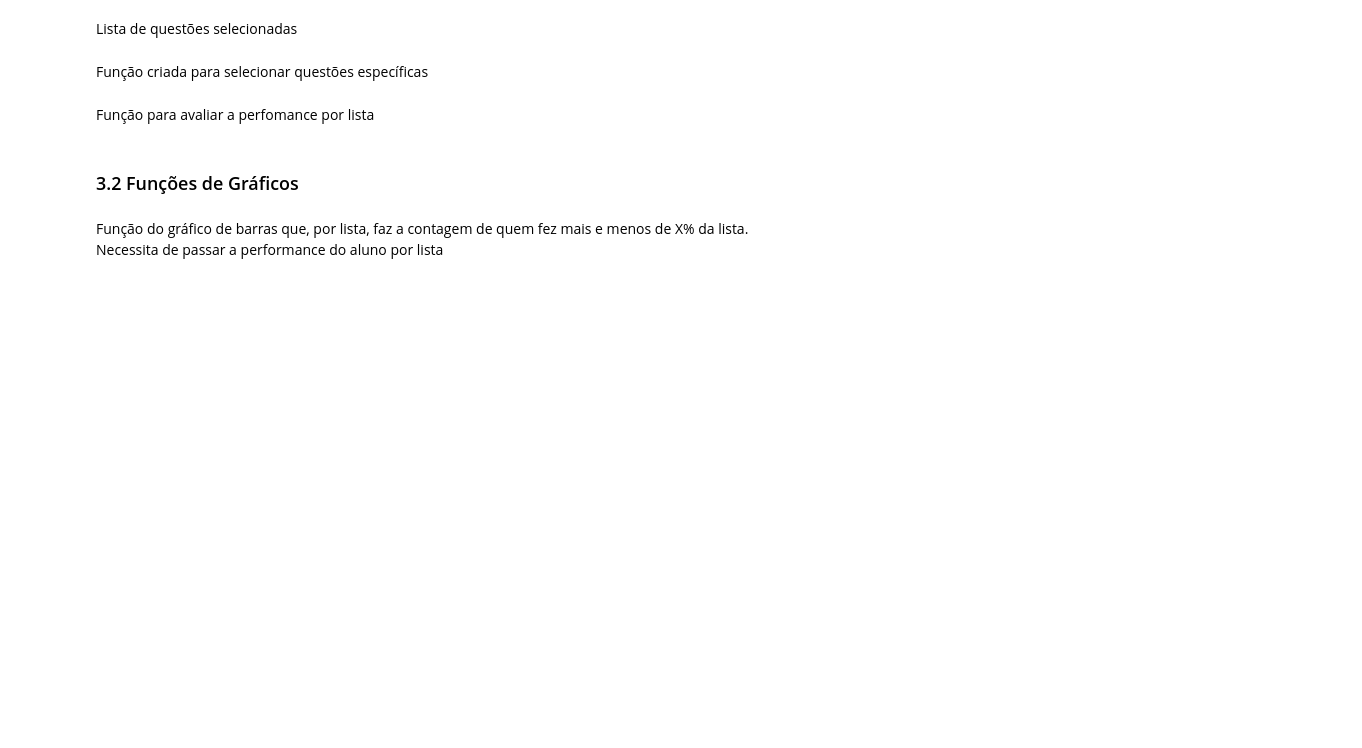
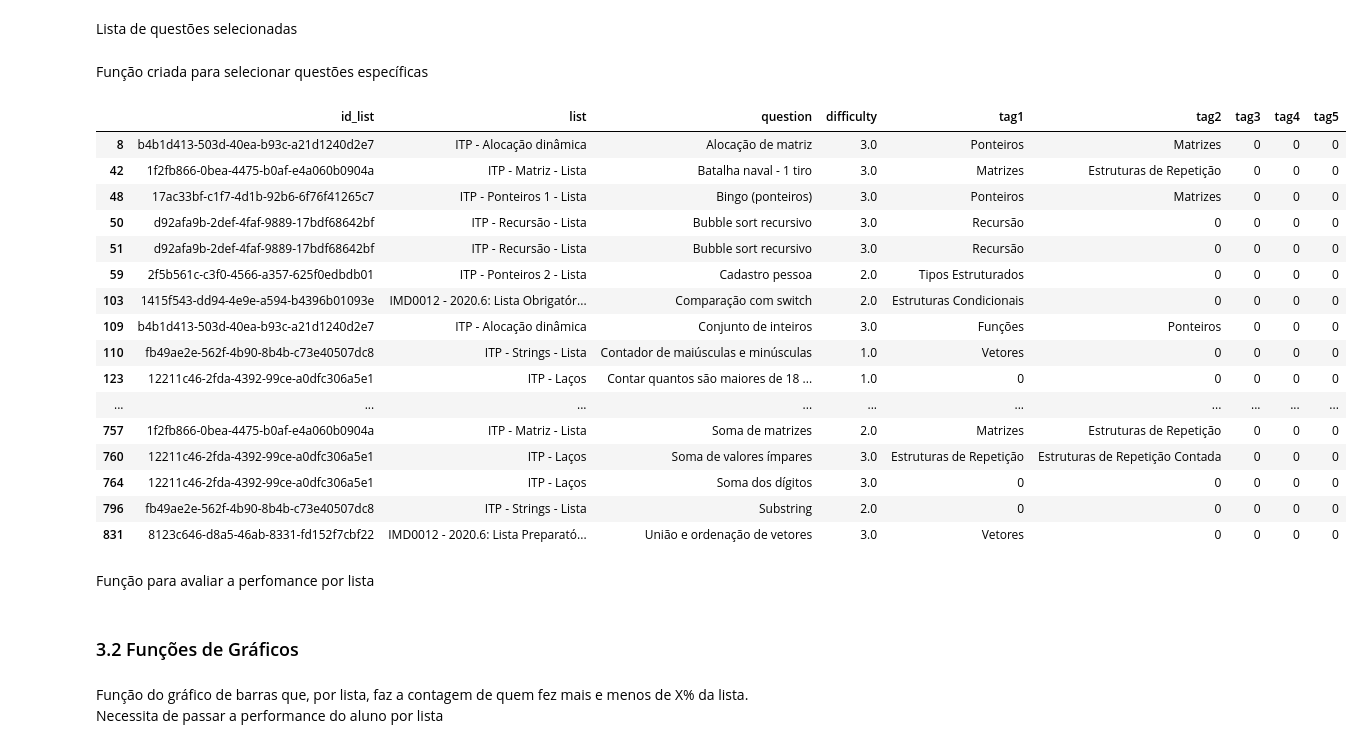
Before and after one commit to vilsonrodrigues/Projeto_Orientacao_Academica_LoP, a Jupyter notebook: Projeto_Orientacao_Academica_LoP.ipynb, the cells around one changed output. Cells and saved outputs as stored; diff of their text form; code cells hidden in the pictures; blank space fills up the shorter version.

```diff
--- a/Projeto_Orientacao_Academica_LoP.ipynb
+++ b/Projeto_Orientacao_Academica_LoP.ipynb
@@ -275,0 +264,5 @@ class lop(pandas,numpy,json,urllib3):
+# %%
+http = urllib3.PoolManager()
+req = http.request('POST',url6,
+                    body=json.dumps(data),
+    headers={'Content-Type': 'application/json'})
@@ -407,0 +453,8 @@ def question_data(df_question = pd.DataFrame()):
+# %%
+def lop_lists(turma):#Turma como dataframe
+  url_lists = endpoint_lists + data.iloc[0,0] + '/list/all?key=' + key
+  df_lop_lists = lop_consult(url_lists)
+  df_lop_lists.rename(columns = {'id':'id_list','title':'list'}, inplace = True)
+  return df_lop_lists
+# %%
+df_lop_lists = lop_lists(data)
@@ -446,18 +505,39 @@ provas_escolhidas = ['Prova LoP - Turma 05 - 2020.6']
 # %% [markdown]
 Função criada para selecionar questões específicas
 # %%
-def select_questions(df_question_data,listas_escolhidas,provas_escolhidas):
+def select_questions(df_question_data,df_lop_lists):
   #Selecionando onde List não é NaN
   df_prov1 = df_question_data.dropna(subset=['list'])#.fillna(0)
   #Selecionando onde Test não é NaN
-  df_prov2 = df_question_data.dropna(subset=['test'])#.fillna(0)
+  #df_prov2 = df_question_data.dropna(subset=['test'])#.fillna(0)
   #Concatenação para permitir um loc que busque em todas as instancias
-  pat1 = '|'.join(['({})'.format(re.escape(c)) for c in listas_escolhidas])
-  pat2 = '|'.join(['({})'.format(re.escape(c)) for c in provas_escolhidas])
+  pat1 = '|'.join(['({})'.format(re.escape(c)) for c in list(df_lop_lists['id_list'])])
+  #pat2 = '|'.join(['({})'.format(re.escape(c)) for c in provas_escolhidas])
   #Busca
-  df_prov1 = df_prov1.loc[df_prov1['list'].str.contains(pat1)].copy()
-  df_prov2 = df_prov2.loc[df_prov2['test'].str.contains(pat2)].copy()
-  return pd.concat([df_prov1, df_prov2],axis=0).copy()
+  df_prov1 = df_prov1.loc[df_prov1['id_list'].str.contains(pat1)].copy()
+  #df_prov2 = df_prov2.loc[df_prov2['test'].str.contains(pat2)].copy()
+  #return pd.concat([df_prov1, df_prov2],axis=0).copy()
+  return df_prov1
+# %%
+select_questions(df_question_data, df_lop_lists)
+# %% [output]
+|  | id_list | list | question | difficulty | tag1 | tag2 | tag3 | tag4 | tag5 |
+| 8 | b4b1d413-503d-40ea-b93c-a21d1240d2e7 | ITP - Alocação dinâmica | Alocação de matriz | 3.0 | Ponteiros | Matrizes | 0 | 0 | 0 |
+| 42 | 1f2fb866-0bea-4475-b0af-e4a060b0904a | ITP - Matriz - Lista | Batalha naval - 1 tiro | 3.0 | Matrizes | Estruturas de Repetição | 0 | 0 | 0 |
+| 48 | 17ac33bf-c1f7-4d1b-92b6-6f76f41265c7 | ITP - Ponteiros 1 - Lista | Bingo (ponteiros) | 3.0 | Ponteiros | Matrizes | 0 | 0 | 0 |
+| 50 | d92afa9b-2def-4faf-9889-17bdf68642bf | ITP - Recursão - Lista | Bubble sort recursivo | 3.0 | Recursão | 0 | 0 | 0 | 0 |
+| 51 | d92afa9b-2def-4faf-9889-17bdf68642bf | ITP - Recursão - Lista | Bubble sort recursivo | 3.0 | Recursão | 0 | 0 | 0 | 0 |
+| 59 | 2f5b561c-c3f0-4566-a357-625f0edbdb01 | ITP - Ponteiros 2 - Lista | Cadastro pessoa | 2.0 | Tipos Estruturados | 0 | 0 | 0 | 0 |
+| 103 | 1415f543-dd94-4e9e-a594-b4396b01093e | IMD0012 - 2020.6: Lista Obrigatór... | Comparação com switch | 2.0 | Estruturas Condicionais | 0 | 0 | 0 | 0 |
+| 109 | b4b1d413-503d-40ea-b93c-a21d1240d2e7 | ITP - Alocação dinâmica | Conjunto de inteiros | 3.0 | Funções | Ponteiros | 0 | 0 | 0 |
+| 110 | fb49ae2e-562f-4b90-8b4b-c73e40507dc8 | ITP - Strings - Lista | Contador de maiúsculas e minúsculas | 1.0 | Vetores | 0 | 0 | 0 | 0 |
+| 123 | 12211c46-2fda-4392-99ce-a0dfc306a5e1 | ITP - Laços | Contar quantos são maiores de 18 ... | 1.0 | 0 | 0 | 0 | 0 | 0 |
+| ... | ... | ... | ... | ... | ... | ... | ... | ... | ... |
+| 757 | 1f2fb866-0bea-4475-b0af-e4a060b0904a | ITP - Matriz - Lista | Soma de matrizes | 2.0 | Matrizes | Estruturas de Repetição | 0 | 0 | 0 |
+| 760 | 12211c46-2fda-4392-99ce-a0dfc306a5e1 | ITP - Laços | Soma de valores ímpares | 3.0 | Estruturas de Repetição | Estruturas de Repetição Contada | 0 | 0 | 0 |
+| 764 | 12211c46-2fda-4392-99ce-a0dfc306a5e1 | ITP - Laços | Soma dos dígitos | 3.0 | 0 | 0 | 0 | 0 | 0 |
+| 796 | fb49ae2e-562f-4b90-8b4b-c73e40507dc8 | ITP - Strings - Lista | Substring | 2.0 | 0 | 0 | 0 | 0 | 0 |
+| 831 | 8123c646-d8a5-46ab-8331-fd152f7cbf22 | IMD0012 - 2020.6: Lista Preparató... | União e ordenação de vetores | 3.0 | Vetores | 0 | 0 | 0 | 0 |
 # %% [markdown]
 Função para avaliar a perfomance por lista
 # %%
```
Also changed, not shown: parts of 141 cells of this notebook.
